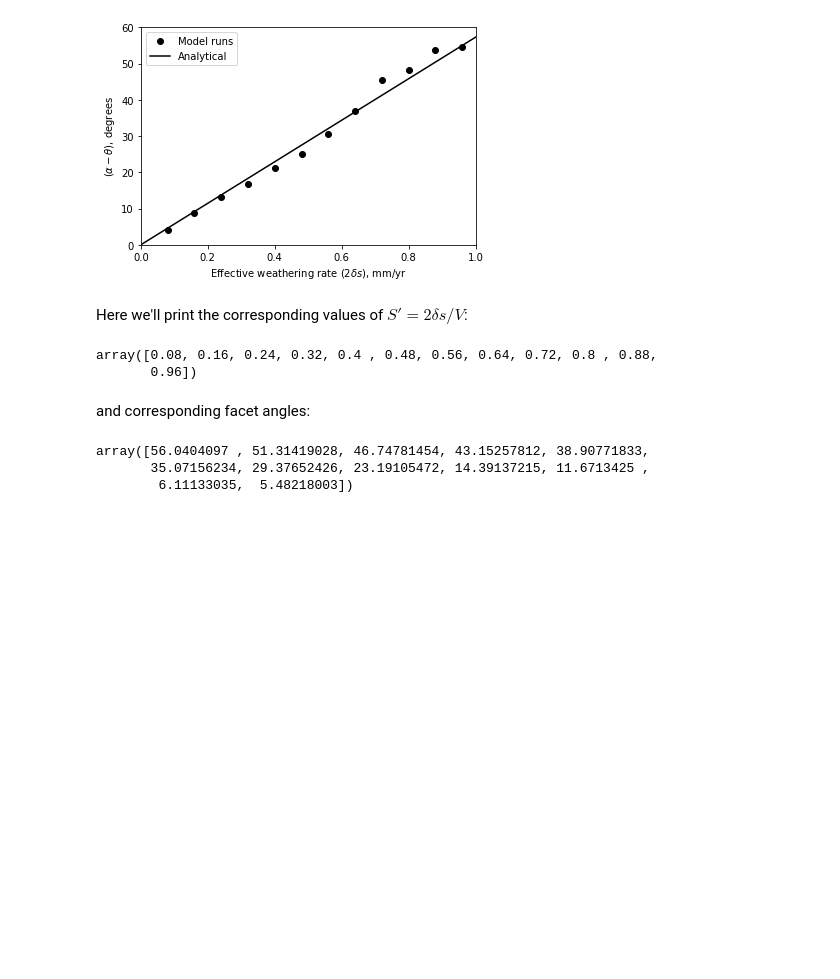
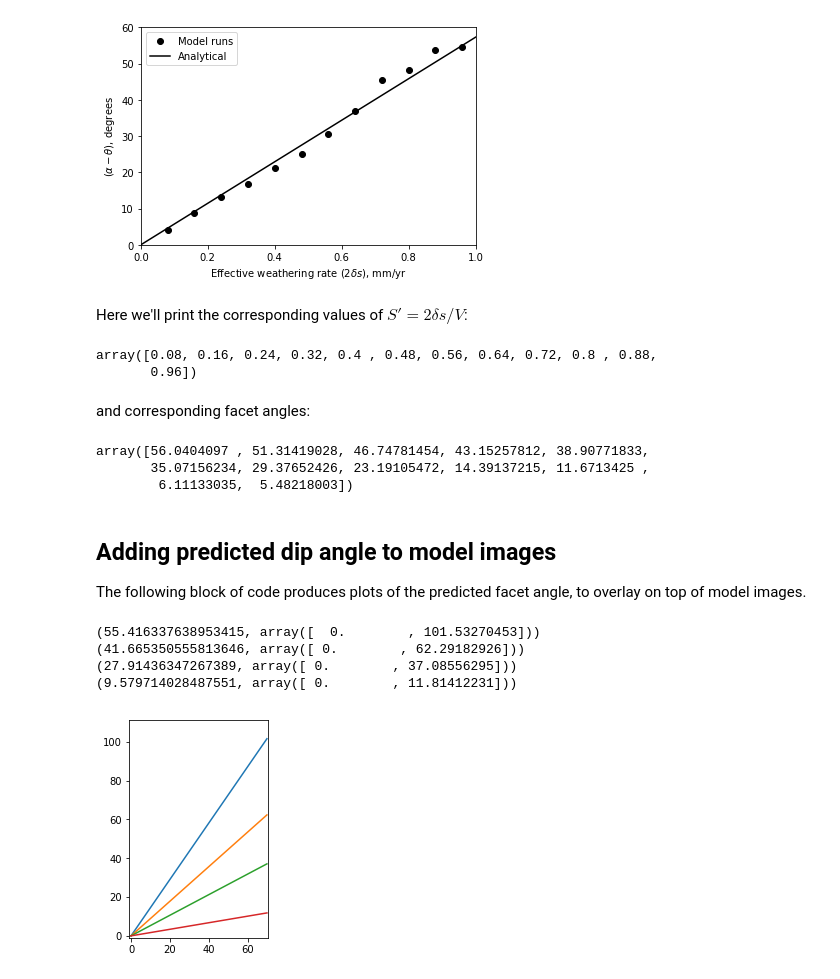
Before and after one commit to gregtucker/facetmorphology, a Jupyter notebook: DataAnalysis/fit_facet_angle_wxing_param.ipynb, the cells around one changed output. Cells and saved outputs as stored; diff of their text form; code cells hidden in the pictures; blank space fills up the shorter version.

Commit message:
add another plot output to notebook

```diff
--- a/DataAnalysis/fit_facet_angle_wxing_param.ipynb
+++ b/DataAnalysis/fit_facet_angle_wxing_param.ipynb
@@ -160,3 +160,28 @@ facet_angle
 array([56.0404097 , 51.31419028, 46.74781454, 43.15257812, 38.90771833,
        35.07156234, 29.37652426, 23.19105472, 14.39137215, 11.6713425 ,
         6.11133035,  5.48218003])
+# %% [markdown]
+## Adding predicted dip angle to model images
+
+The following block of code produces plots of the predicted facet angle, to overlay on top of model images.
+# %%
+import matplotlib.pyplot as plt
+import numpy as np
+%matplotlib inline
+
+s = np.array([0.08, .32, .56, .88])
+tpred = np.radians(60) - s
+for t in tpred:
+    x = np.array([0., 70.])
+    y = x * np.tan(t)
+    print((np.degrees(t), y))
+    plt.plot(x, y)
+    plt.axis([-1.0, 70.5, -1.0, 111.0])
+    plt.gca().set_aspect('equal')
+plt.savefig('predicted_angles.pdf')
+# %% [output]
+(55.416337638953415, array([  0.        , 101.53270453]))
+(41.665350555813646, array([ 0.        , 62.29182926]))
+(27.91436347267389, array([ 0.        , 37.08556295]))
+(9.579714028487551, array([ 0.        , 11.81412231]))
+[figure, added]
```
